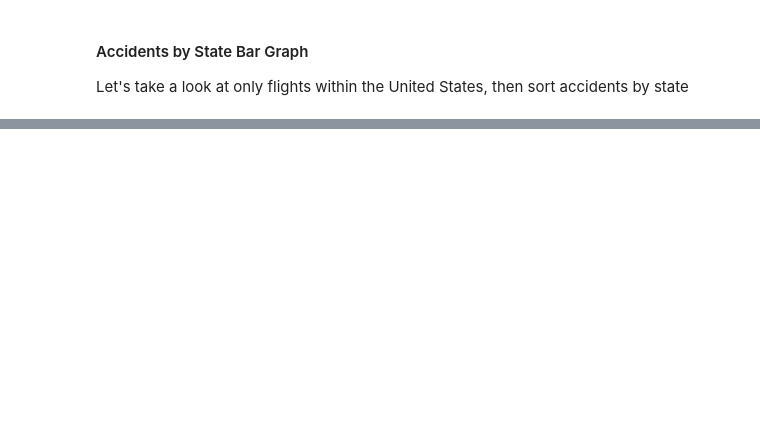
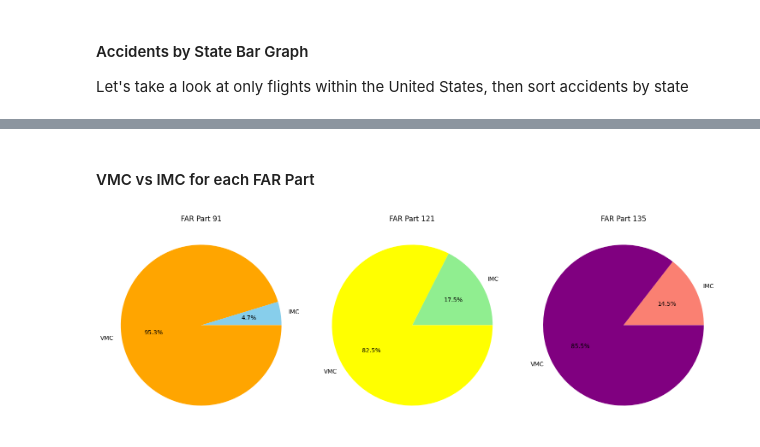
Before and after one commit to mnejaime/ntsb-analysis, a Jupyter notebook: notebook.ipynb, the cells around one changed output, grey strips where cells are left out. Saved outputs shown, nothing was run; the diff lists cells and outputs as text; code cells hidden in the pictures; blank space fills up the shorter version.

```diff
--- a/notebook.ipynb
+++ b/notebook.ipynb
@@ -267,0 +348,5 @@ usdb = df[df['Country'] == 'United States']
+# %%
+# Create dataframe for each FAR Part
+usdb_91 = usdb_far_parts[usdb_far_parts['FAR.Description'] == '91']
+usdb_121 = usdb_far_parts[usdb_far_parts['FAR.Description'] == '121']
+usdb_135 = usdb_far_parts[usdb_far_parts['FAR.Description'] == '135']
@@ -279,0 +364,33 @@ plt.show()
+# %% [markdown]
+#### VMC vs IMC for each FAR Part
+# %%
+# Create dataframe containing counts of VMC/IMC conditions for each FAR Part
+usdb_91_wx = usdb_91.groupby('Weather.Condition').size().reset_index(name='Count')
+usdb_121_wx = usdb_121.groupby('Weather.Condition').size().reset_index(name='Count')
+usdb_135_wx = usdb_135.groupby('Weather.Condition').size().reset_index(name='Count')
+
+# Get rid of unknown wx conditions
+usdb_91_wx = usdb_91_wx[(usdb_91_wx['Weather.Condition'] != 'Unk') & (usdb_91_wx['Weather.Condition'] != 'UNK')]
+usdb_121_wx = usdb_121_wx[(usdb_121_wx['Weather.Condition'] != 'Unk') & (usdb_121_wx['Weather.Condition'] != 'UNK')]
+usdb_135_wx = usdb_135_wx[(usdb_135_wx['Weather.Condition'] != 'Unk') & (usdb_135_wx['Weather.Condition'] != 'UNK')]
+
+# Create subplots
+fig, axes = plt.subplots(1, 3, figsize=(15, 5))
+
+# Pie chart for FAR Part 91
+axes[0].pie(usdb_91_wx['Count'], labels=usdb_91_wx['Weather.Condition'], autopct='%1.1f%%', colors=['skyblue', 'orange', 'pink'])
+axes[0].set_title('FAR Part 91')
+
+# Pie chart for FAR Part 121
+axes[1].pie(usdb_121_wx['Count'], labels=usdb_121_wx['Weather.Condition'], autopct='%1.1f%%', colors=['lightgreen', 'yellow'])
+axes[1].set_title('FAR Part 121')
+
+# Pie chart for FAR Part 135
+axes[2].pie(usdb_135_wx['Count'], labels=usdb_135_wx['Weather.Condition'], autopct='%1.1f%%', colors=['salmon', 'purple', 'lightblue'])
+axes[2].set_title('FAR Part 135')
+
+# Adjust layout
+plt.tight_layout()
+plt.show()
+# %% [output]
+[figure, added]
```
Also changed, not shown: parts of 22 cells of this notebook.
